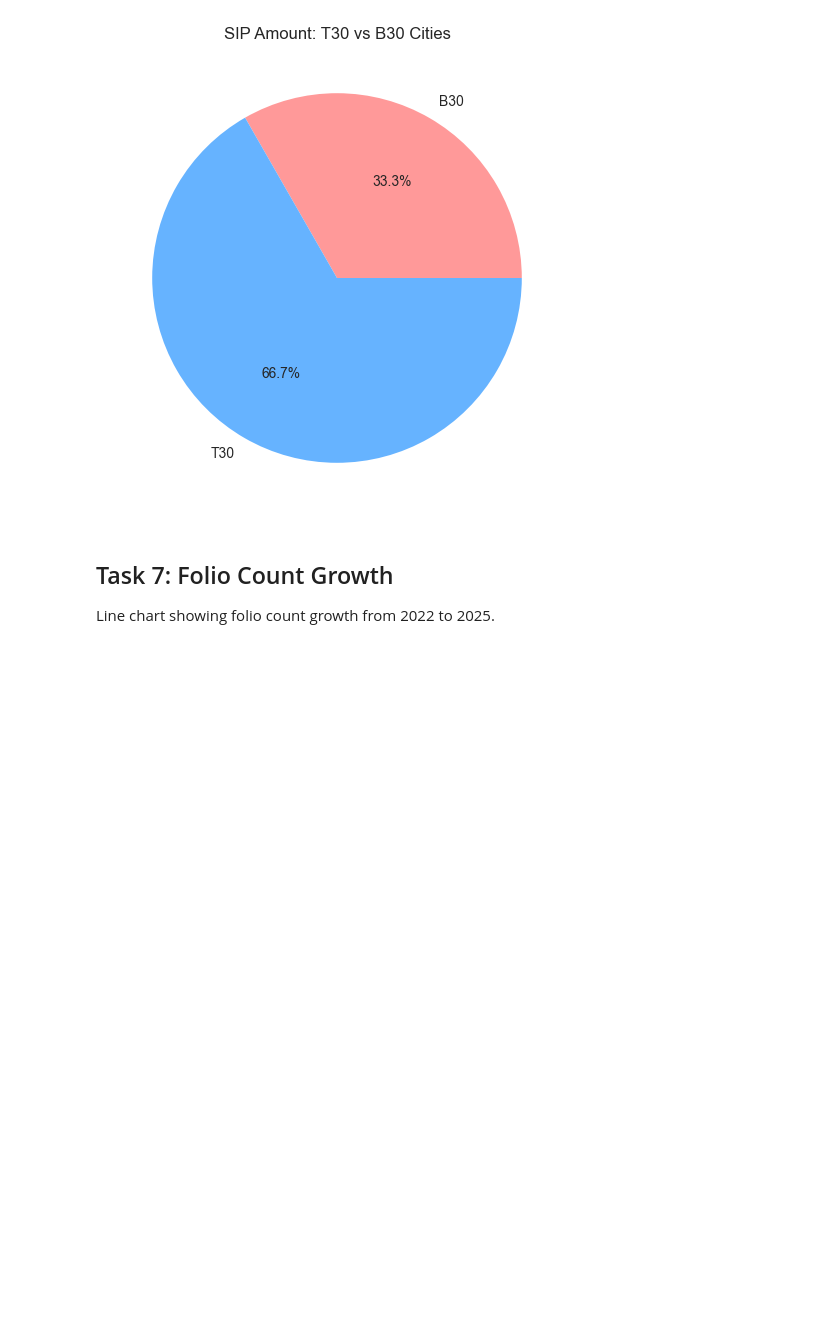
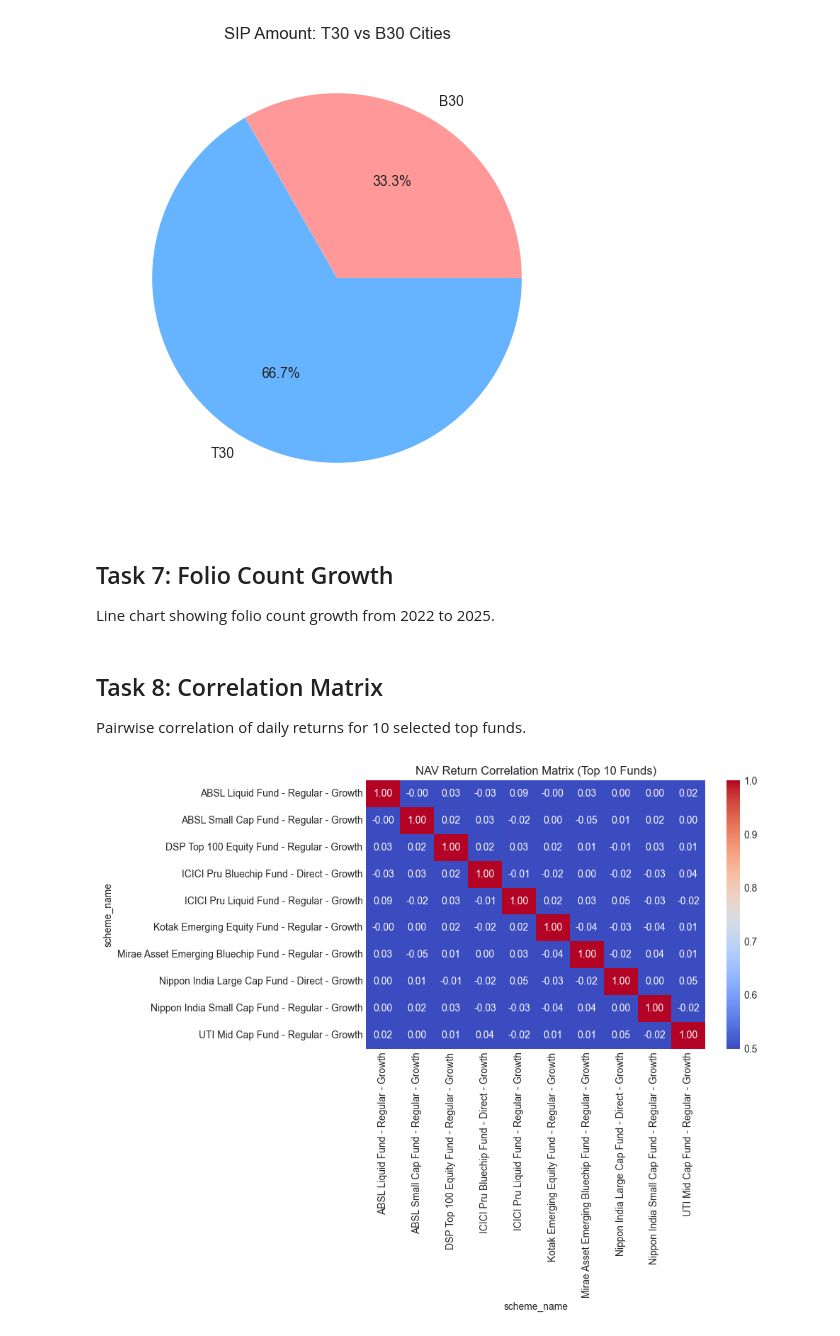
Before and after one commit to Subhasish-33/bluestock-mutual-fund-analytics, a Jupyter notebook: notebooks/03_eda_analysis.ipynb, the cells around one changed output. Cells and saved outputs as stored; diff of their text form; code cells hidden in the pictures; blank space fills up the shorter version.

Commit message:
Task 8: NAV return correlation matrix for top funds

```diff
--- a/notebooks/03_eda_analysis.ipynb
+++ b/notebooks/03_eda_analysis.ipynb
@@ -179,3 +179,34 @@ try:
     fig.show()
 except Exception as e:
     print("Error generating folio chart:", e)
+# %% [markdown]
+## Task 8: Correlation Matrix
+Pairwise correlation of daily returns for 10 selected top funds.
+# %%
+# Top 10 funds by AUM
+top_funds = pd.read_sql("SELECT amfi_code, scheme_name FROM scheme_performance ORDER BY aum_crore DESC LIMIT 10", conn)
+top_amfis = tuple(top_funds['amfi_code'].tolist())
+
+query = f"""
+SELECT date, amfi_code, daily_return
+FROM nav_history
+WHERE amfi_code IN {top_amfis} AND daily_return IS NOT NULL
+"""
+ret_df = pd.read_sql(query, conn)
+
+# Map amfi_code to scheme_name for better labels
+code_to_name = dict(zip(top_funds['amfi_code'], top_funds['scheme_name']))
+ret_df['scheme_name'] = ret_df['amfi_code'].map(code_to_name)
+
+# Pivot
+pivot_ret = ret_df.pivot(index='date', columns='scheme_name', values='daily_return')
+corr_matrix = pivot_ret.corr()
+
+plt.figure(figsize=(10, 8))
+sns.heatmap(corr_matrix, annot=True, cmap='coolwarm', fmt=".2f", vmin=0.5, vmax=1.0)
+plt.title('NAV Return Correlation Matrix (Top 10 Funds)')
+plt.tight_layout()
+plt.savefig("../reports/figures/correlation_matrix.png", dpi=300)
+plt.show()
+# %% [output]
+[figure, added]
```
Also changed, not shown: 1 other file.
